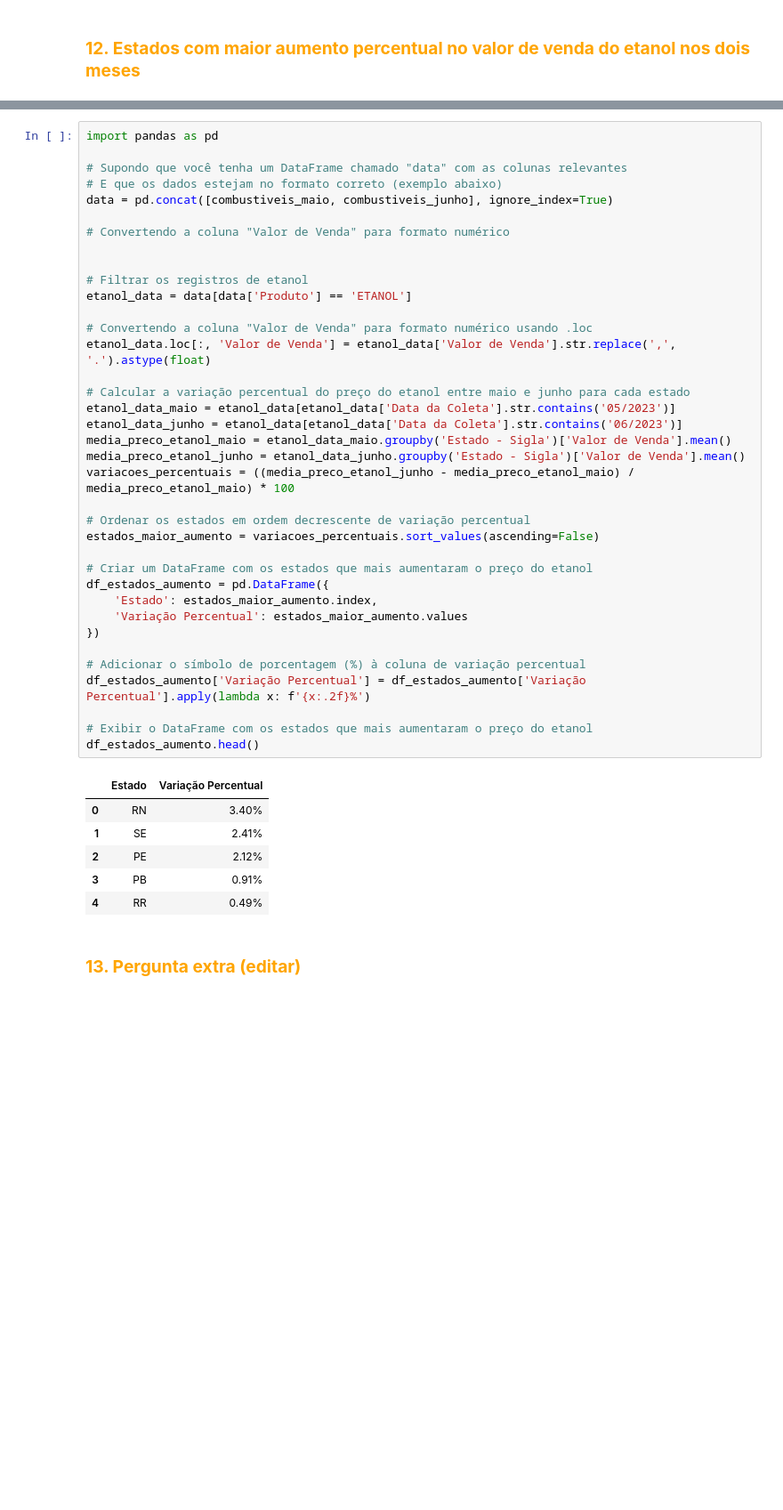
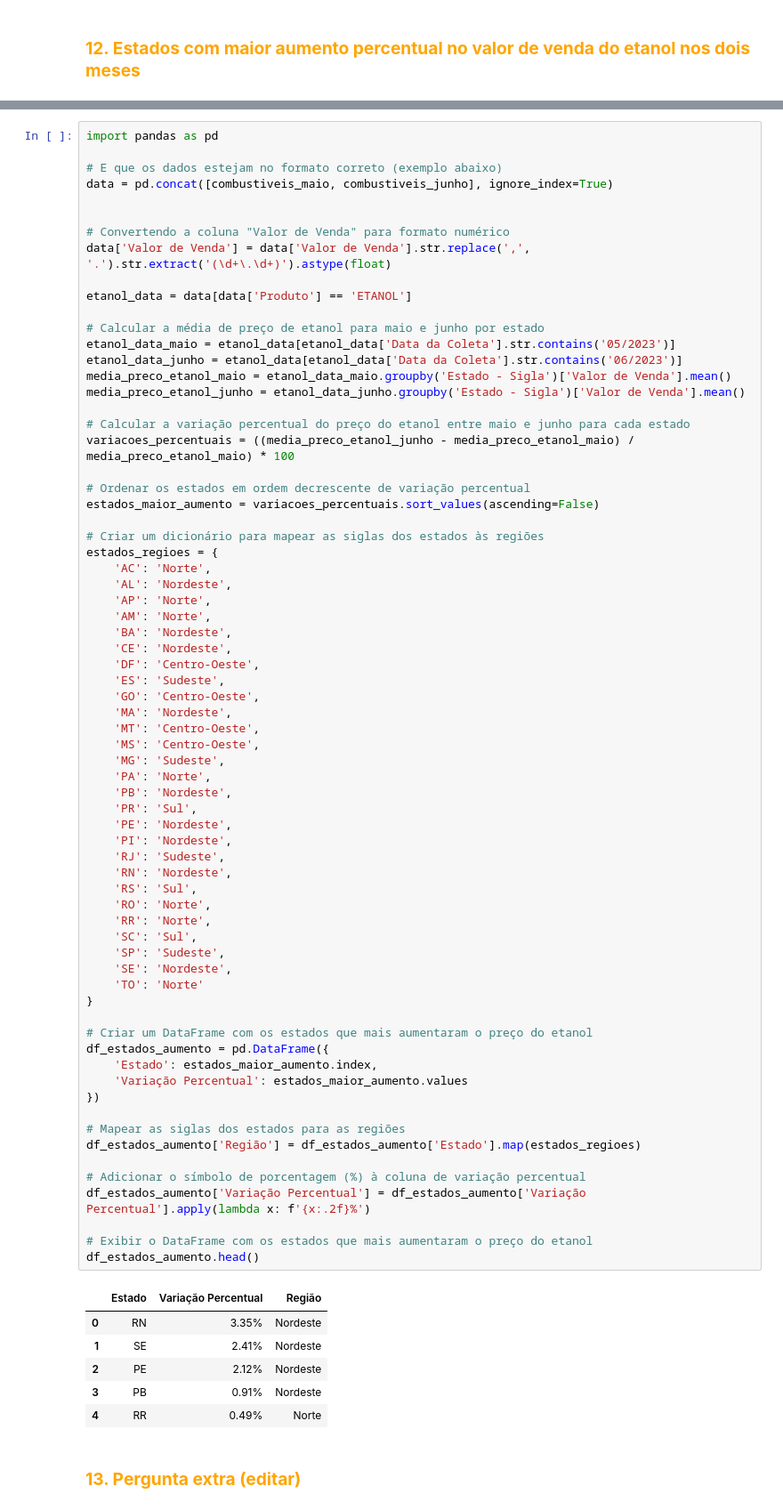
Before and after one commit to gideoni-santos/projeto-squad5-m4, a Jupyter notebook: Analise_combustiveis.ipynb, the cells around one changed output, grey strips where cells are left out. Shown at 89% size. Saved outputs shown, nothing was run; the diff lists cells and outputs as text; blank space fills up the shorter version.

```diff
--- a/Analise_combustiveis.ipynb
+++ b/Analise_combustiveis.ipynb
@@ -1272,46 +1222,78 @@ Sim, a proporção de postos de bandeira branca, grandes marcas e pequenas marca
 # %%
 import pandas as pd
 
-# Supondo que você tenha um DataFrame chamado "data" com as colunas relevantes
 # E que os dados estejam no formato correto (exemplo abaixo)
 data = pd.concat([combustiveis_maio, combustiveis_junho], ignore_index=True)
 
+
 # Convertendo a coluna "Valor de Venda" para formato numérico
+data['Valor de Venda'] = data['Valor de Venda'].str.replace(',', '.').str.extract('(\d+\.\d+)').astype(float)
 
-
-# Filtrar os registros de etanol
 etanol_data = data[data['Produto'] == 'ETANOL']
 
-# Convertendo a coluna "Valor de Venda" para formato numérico usando .loc
-etanol_data.loc[:, 'Valor de Venda'] = etanol_data['Valor de Venda'].str.replace(',', '.').astype(float)
-
-# Calcular a variação percentual do preço do etanol entre maio e junho para cada estado
+# Calcular a média de preço de etanol para maio e junho por estado
 etanol_data_maio = etanol_data[etanol_data['Data da Coleta'].str.contains('05/2023')]
 etanol_data_junho = etanol_data[etanol_data['Data da Coleta'].str.contains('06/2023')]
 media_preco_etanol_maio = etanol_data_maio.groupby('Estado - Sigla')['Valor de Venda'].mean()
 media_preco_etanol_junho = etanol_data_junho.groupby('Estado - Sigla')['Valor de Venda'].mean()
+
+# Calcular a variação percentual do preço do etanol entre maio e junho para cada estado
 variacoes_percentuais = ((media_preco_etanol_junho - media_preco_etanol_maio) / media_preco_etanol_maio) * 100
 
 # Ordenar os estados em ordem decrescente de variação percentual
 estados_maior_aumento = variacoes_percentuais.sort_values(ascending=False)
+
+# Criar um dicionário para mapear as siglas dos estados às regiões
+estados_regioes = {
+    'AC': 'Norte',
+    'AL': 'Nordeste',
+    'AP': 'Norte',
+    'AM': 'Norte',
+    'BA': 'Nordeste',
+    'CE': 'Nordeste',
+    'DF': 'Centro-Oeste',
+    'ES': 'Sudeste',
+    'GO': 'Centro-Oeste',
+    'MA': 'Nordeste',
+    'MT': 'Centro-Oeste',
+    'MS': 'Centro-Oeste',
+    'MG': 'Sudeste',
+    'PA': 'Norte',
+    'PB': 'Nordeste',
+    'PR': 'Sul',
+    'PE': 'Nordeste',
+    'PI': 'Nordeste',
+    'RJ': 'Sudeste',
+    'RN': 'Nordeste',
+    'RS': 'Sul',
+    'RO': 'Norte',
+    'RR': 'Norte',
+    'SC': 'Sul',
+    'SP': 'Sudeste',
+    'SE': 'Nordeste',
+    'TO': 'Norte'
+}
 
 # Criar um DataFrame com os estados que mais aumentaram o preço do etanol
 df_estados_aumento = pd.DataFrame({
     'Estado': estados_maior_aumento.index,
     'Variação Percentual': estados_maior_aumento.values
 })
 
+# Mapear as siglas dos estados para as regiões
+df_estados_aumento['Região'] = df_estados_aumento['Estado'].map(estados_regioes)
+
 # Adicionar o símbolo de porcentagem (%) à coluna de variação percentual
 df_estados_aumento['Variação Percentual'] = df_estados_aumento['Variação Percentual'].apply(lambda x: f'{x:.2f}%')
 
 # Exibir o DataFrame com os estados que mais aumentaram o preço do etanol
 df_estados_aumento.head()
 # %% [output]
-|  | Estado | Variação Percentual |
-| 0 | RN | 3.40% |
-| 1 | SE | 2.41% |
-| 2 | PE | 2.12% |
-| 3 | PB | 0.91% |
-| 4 | RR | 0.49% |
+|  | Estado | Variação Percentual | Região |
+| 0 | RN | 3.35% | Nordeste |
+| 1 | SE | 2.41% | Nordeste |
+| 2 | PE | 2.12% | Nordeste |
+| 3 | PB | 0.91% | Nordeste |
+| 4 | RR | 0.49% | Norte |
 # %% [markdown]
 ###  <font color = orange>**13. Pergunta extra (editar)**
```
Also changed, not shown: parts of 19 cells of this notebook.
